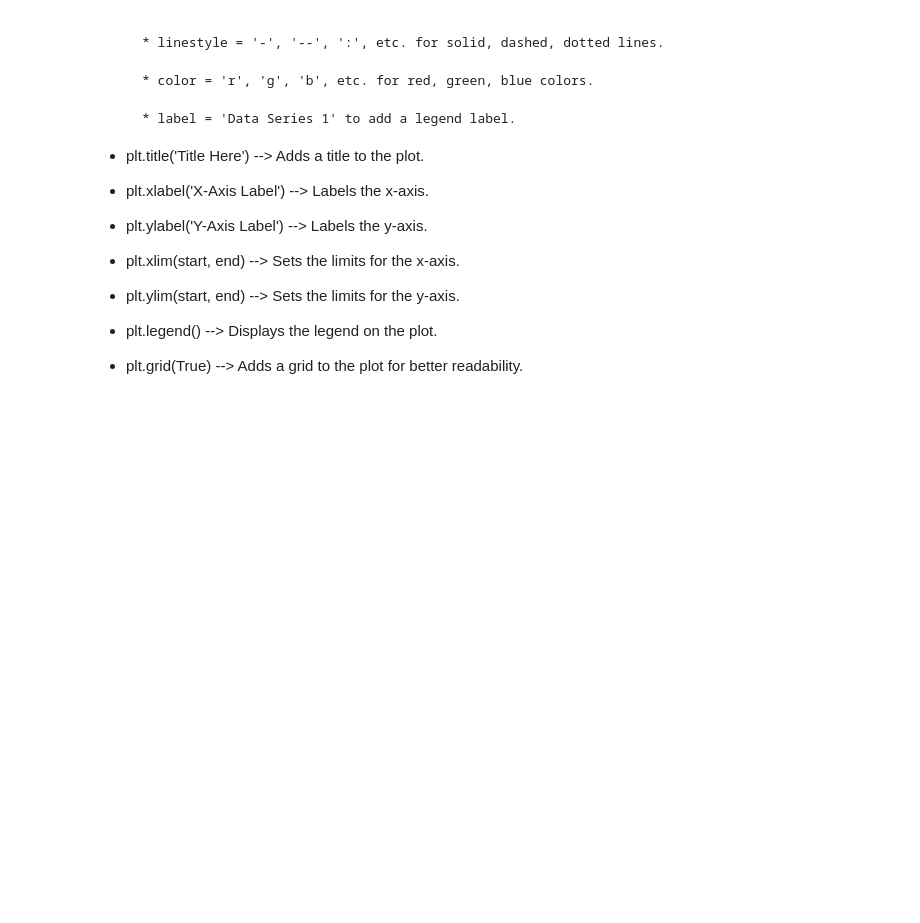
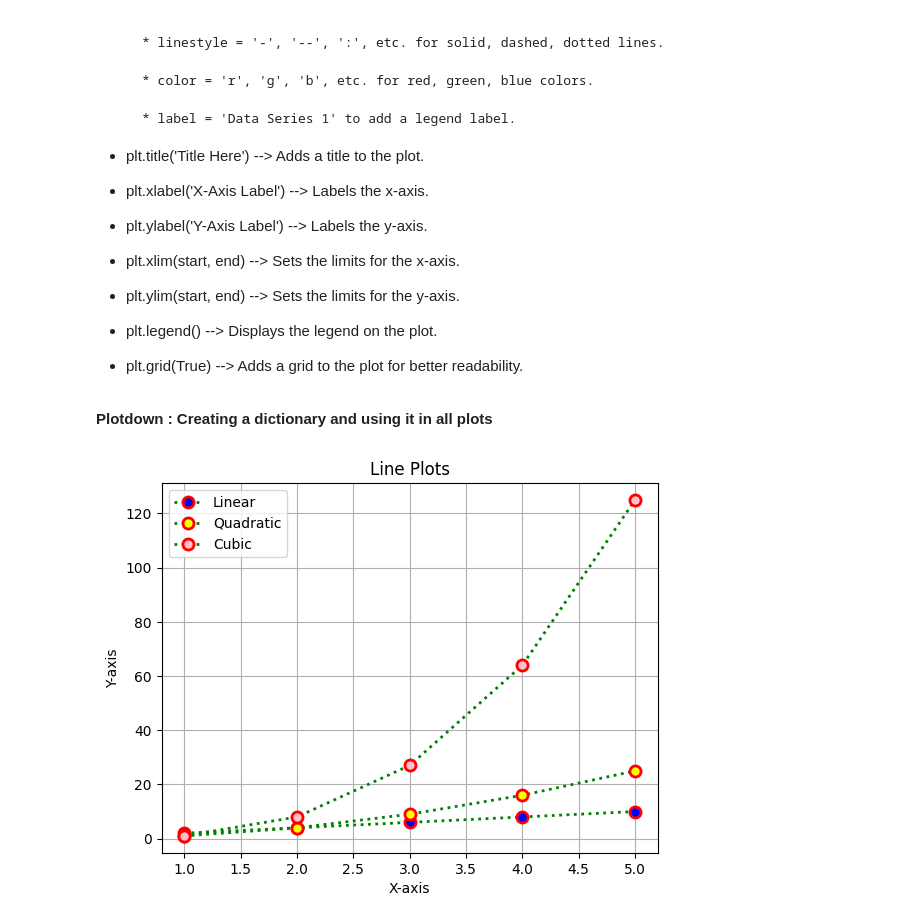
Before and after one commit to aadityaray2004/Recall-libraries, a Jupyter notebook: Recalls/Matplotlib/basic_intro.ipynb, the cells around one changed output. Cells and saved outputs as stored; diff of their text form; code cells hidden in the pictures; blank space fills up the shorter version.

```diff
--- a/Recalls/Matplotlib/basic_intro.ipynb
+++ b/Recalls/Matplotlib/basic_intro.ipynb
@@ -85,3 +85,22 @@ plt.show()
 * plt.legend() --> Displays the legend on the plot.
 
 * plt.grid(True) --> Adds a grid to the plot for better readability.
+# %% [markdown]
+**Plotdown : Creating a dictionary and using it in all plots**
+# %%
+a = np.array([1, 2, 3, 4, 5])
+b = np.array([2, 4, 6, 8, 10])
+c = np.array([1, 4, 9, 16, 25])
+d = np.array([1, 8, 27, 64, 125])
+line_style = dict(linestyle = "dotted", linewidth = 2, color = "green", marker = "o", markersize = 8, markeredgewidth = 2, markeredgecolor = "red")
+plt.plot(a, b, label = "Linear", markerfacecolor = "blue", **line_style) # Linear plot
+plt.plot(a, c, label = "Quadratic", markerfacecolor = "yellow", **line_style) # Quadratic plot
+plt.plot(a, d, label = "Cubic", markerfacecolor = "pink", **line_style) # Cubic plot
+plt.title("Line Plots") # Title of the plot
+plt.xlabel("X-axis") # Label for x-axis
+plt.ylabel("Y-axis") # Label for y-axis
+plt.legend() # Display legend
+plt.grid(True) # Display grid
+plt.show() # Display the plot
+# %% [output]
+[figure, added]
```
Also changed, not shown: parts of 10 cells of this notebook.
